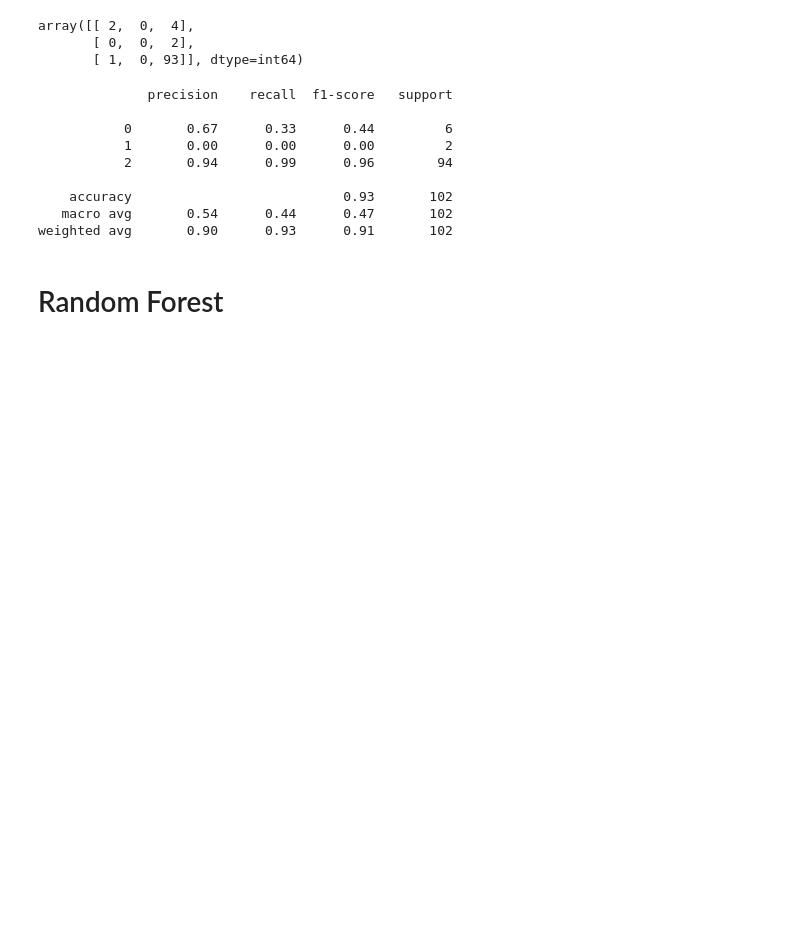
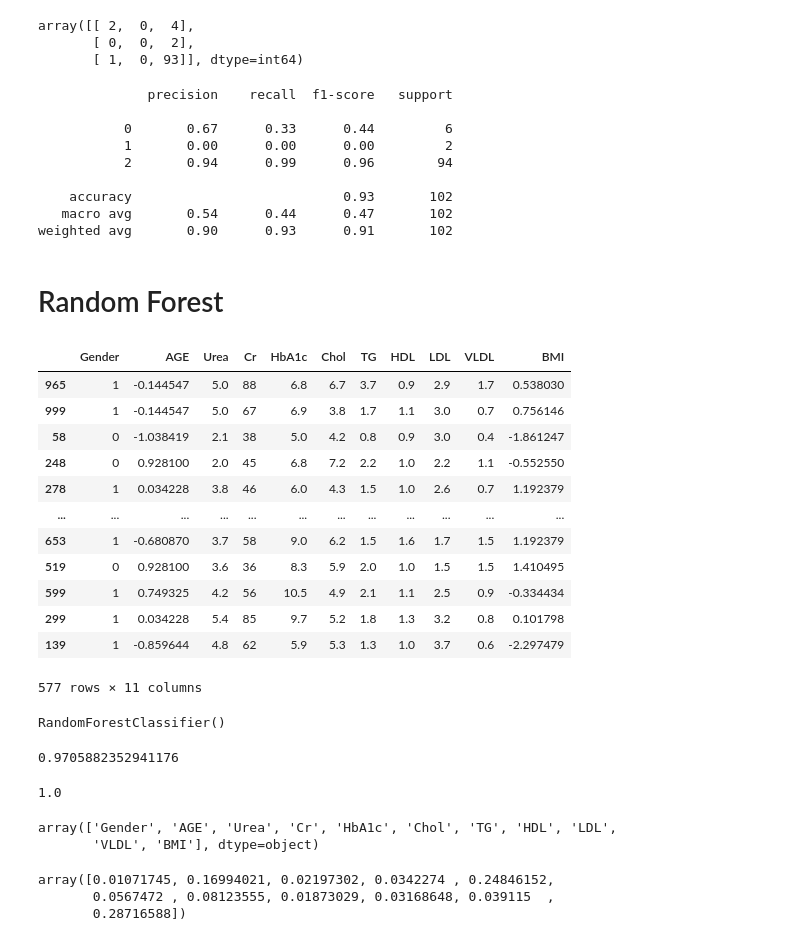
Before and after one commit to Kerolos-Noshy/Diabetes-Prediction, a Jupyter notebook: diabetes prediction.ipynb, the cells around one changed output. Saved outputs shown, nothing was run; the diff lists cells and outputs as text; code cells hidden in the pictures; blank space fills up the shorter version.

Commit message:
Random Forest

```diff
--- a/diabetes prediction.ipynb
+++ b/diabetes prediction.ipynb
@@ -494,3 +496,43 @@ print(classification_report(test_labels, knn.predict(test_data)))
 weighted avg       0.90      0.93      0.91       102
 # %% [markdown]
 # Random Forest
+# %%
+pd.concat([X_train, val_data])
+# %% [output]
+|  | Gender | AGE | Urea | Cr | HbA1c | Chol | TG | HDL | LDL | VLDL | BMI |
+| 965 | 1 | -0.144547 | 5.0 | 88 | 6.8 | 6.7 | 3.7 | 0.9 | 2.9 | 1.7 | 0.538030 |
+| 999 | 1 | -0.144547 | 5.0 | 67 | 6.9 | 3.8 | 1.7 | 1.1 | 3.0 | 0.7 | 0.756146 |
+| 58 | 0 | -1.038419 | 2.1 | 38 | 5.0 | 4.2 | 0.8 | 0.9 | 3.0 | 0.4 | -1.861247 |
+| 248 | 0 | 0.928100 | 2.0 | 45 | 6.8 | 7.2 | 2.2 | 1.0 | 2.2 | 1.1 | -0.552550 |
+| 278 | 1 | 0.034228 | 3.8 | 46 | 6.0 | 4.3 | 1.5 | 1.0 | 2.6 | 0.7 | 1.192379 |
+| ... | ... | ... | ... | ... | ... | ... | ... | ... | ... | ... | ... |
+| 653 | 1 | -0.680870 | 3.7 | 58 | 9.0 | 6.2 | 1.5 | 1.6 | 1.7 | 1.5 | 1.192379 |
+| 519 | 0 | 0.928100 | 3.6 | 36 | 8.3 | 5.9 | 2.0 | 1.0 | 1.5 | 1.5 | 1.410495 |
+| 599 | 1 | 0.749325 | 4.2 | 56 | 10.5 | 4.9 | 2.1 | 1.1 | 2.5 | 0.9 | -0.334434 |
+| 299 | 1 | 0.034228 | 5.4 | 85 | 9.7 | 5.2 | 1.8 | 1.3 | 3.2 | 0.8 | 0.101798 |
+| 139 | 1 | -0.859644 | 4.8 | 62 | 5.9 | 5.3 | 1.3 | 1.0 | 3.7 | 0.6 | -2.297479 |
+577 rows × 11 columns
+# %%
+RF = RandomForestClassifier()
+RF.fit(pd.concat([X_train , val_data]), pd.concat([y_train , val_labels]))
+# %% [output]
+RandomForestClassifier()
+# %%
+RF.score(test_data, test_labels)
+# %% [output]
+0.9705882352941176
+# %%
+RF.score(val_data, val_labels)
+# %% [output]
+1.0
+# %%
+RF.feature_names_in_
+# %% [output]
+array(['Gender', 'AGE', 'Urea', 'Cr', 'HbA1c', 'Chol', 'TG', 'HDL', 'LDL',
+       'VLDL', 'BMI'], dtype=object)
+# %%
+RF.feature_importances_
+# %% [output]
+array([0.01071745, 0.16994021, 0.02197302, 0.0342274 , 0.24846152,
+       0.0567472 , 0.08123555, 0.01873029, 0.03168648, 0.039115  ,
+       0.28716588])
```
Also changed, not shown: parts of 4 cells of this notebook.
